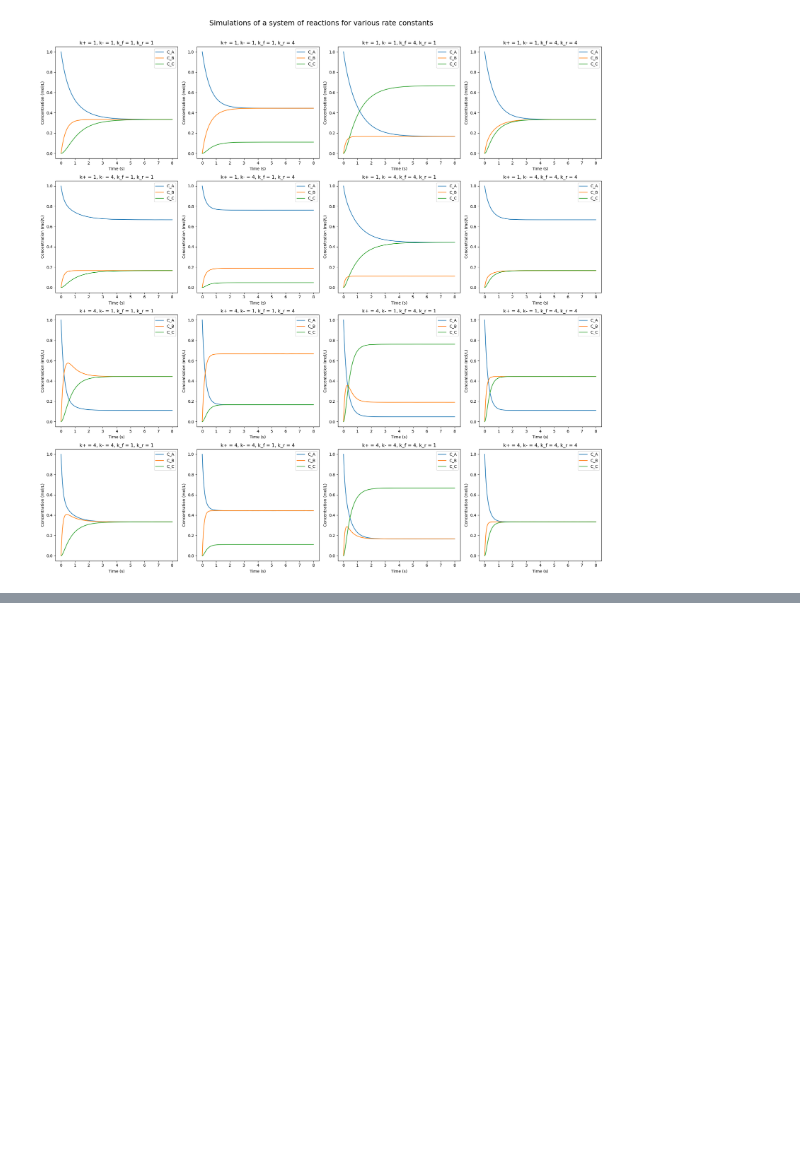
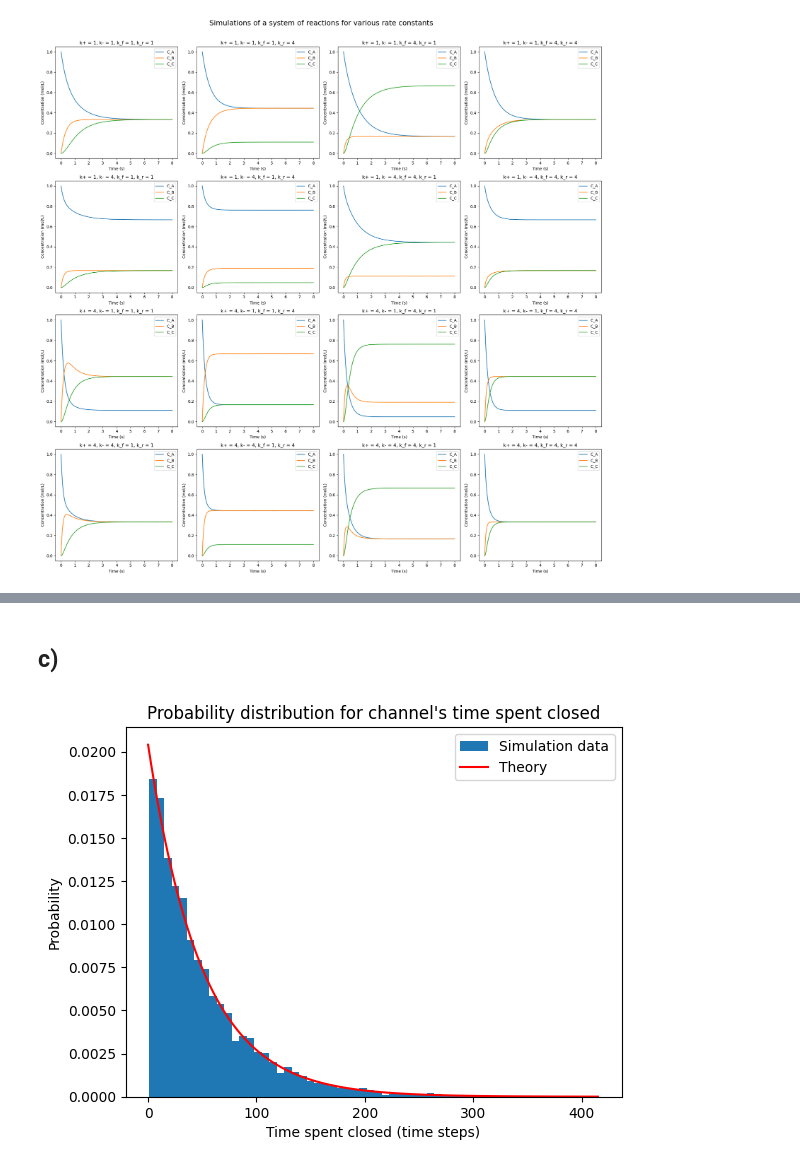
Before and after one commit to loganmachale/PHYS-305, a Jupyter notebook: Assignment 4/Assignment 4.ipynb, the cells around one changed output, grey strips where cells are left out. Drawn from its saved outputs; the diff is of its cells as text; code cells hidden in the pictures; blank space fills up the shorter version.

```diff
--- a/Assignment 4/Assignment 4.ipynb
+++ b/Assignment 4/Assignment 4.ipynb
@@ -199,0 +272,55 @@ plt.show()
+# %% [markdown]
+## c) ##
+# %%
+# theoretical function for the probability a channel opens after t time steps
+def theory_P(t, k_m):
+    return k_m * (1-k_m) ** (t-1)
+
+# defining steps and preallocating array
+steps = int(1E6)
+exp_closings = int(6.67E4)
+close_times = np.zeros(exp_closings)
+
+# defining rate constants
+k_p = 0.01
+k_m = 0.02
+
+# channel variable
+channel = True
+
+# variable used for tracking closing time
+t_c = 0
+
+for t in range(steps):
+    # random variable used for determining if the channel opens or closes
+    r = np.random.random()
+
+    if channel and r <= k_p:
+        # begins tracking time
+        t_c = t
+        # flips channel state
+        channel = not channel
+    elif not channel and r <= k_m:
+        # takes difference from when channel first closed
+        t_c = t - t_c
+        # flips channel state
+        channel = not channel
+        # gets index of first 0 in close_times array and replaces it with t_c
+        idx = np.argwhere(close_times == 0).min()
+        close_times[idx] = t_c
+
+# remove 0s
+close_times = close_times[close_times != 0]
+# create a time array for the theoretical function
+t_arr = np.arange(0, close_times.max())
+
+# plotting
+plt.hist(close_times, 60, density=True, label='Simulation data')
+plt.plot(t_arr, theory_P(t_arr, k_m), color='red', label='Theory')
+plt.xlabel('Time spent closed (time steps)')
+plt.ylabel('Probability')
+plt.title('Probability distribution for channel\'s time spent closed')
+plt.legend()
+plt.show()
+# %% [output]
+[figure, added]
```
Also changed, not shown: parts of 3 cells of this notebook, 1 other file.
